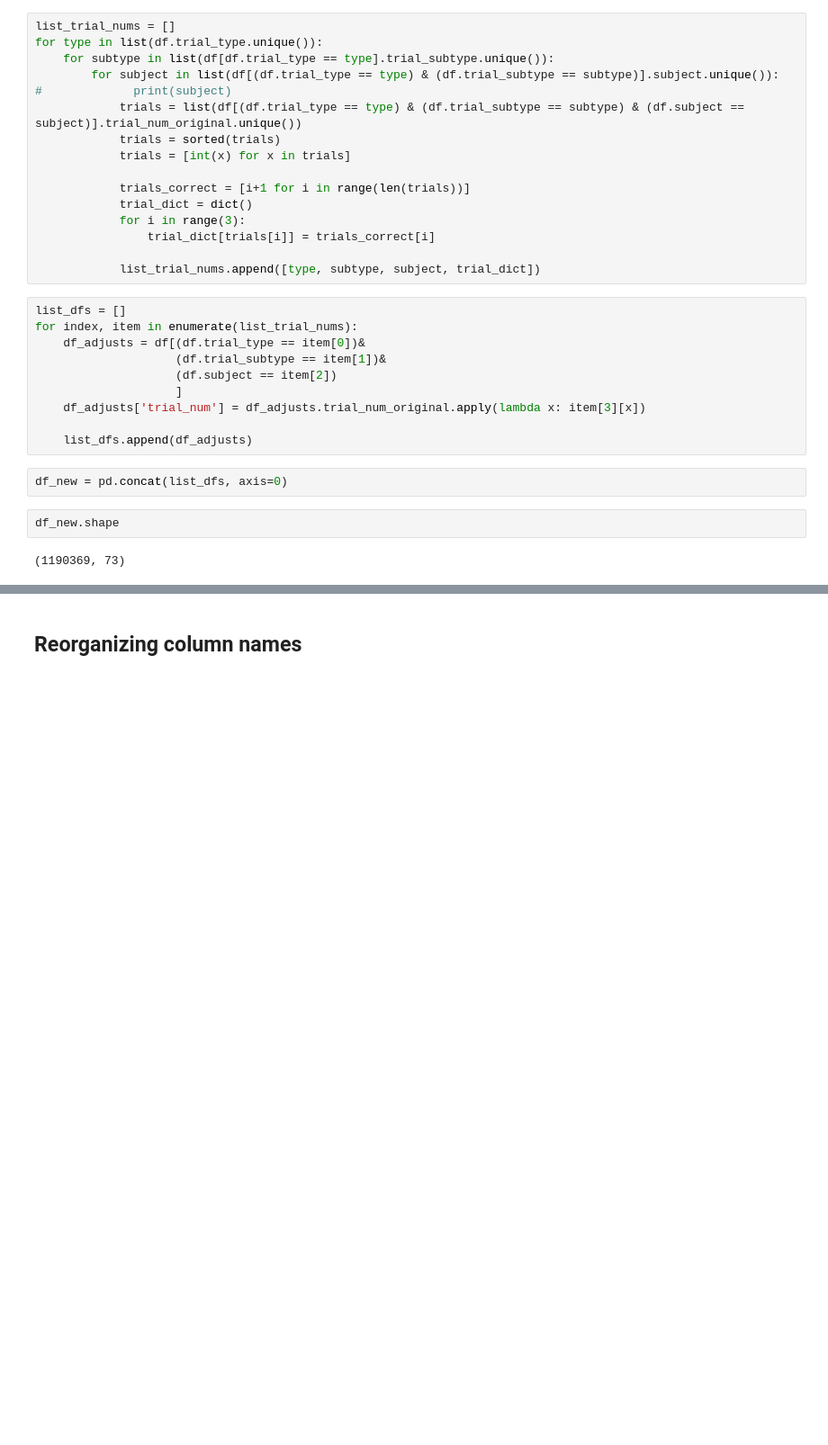
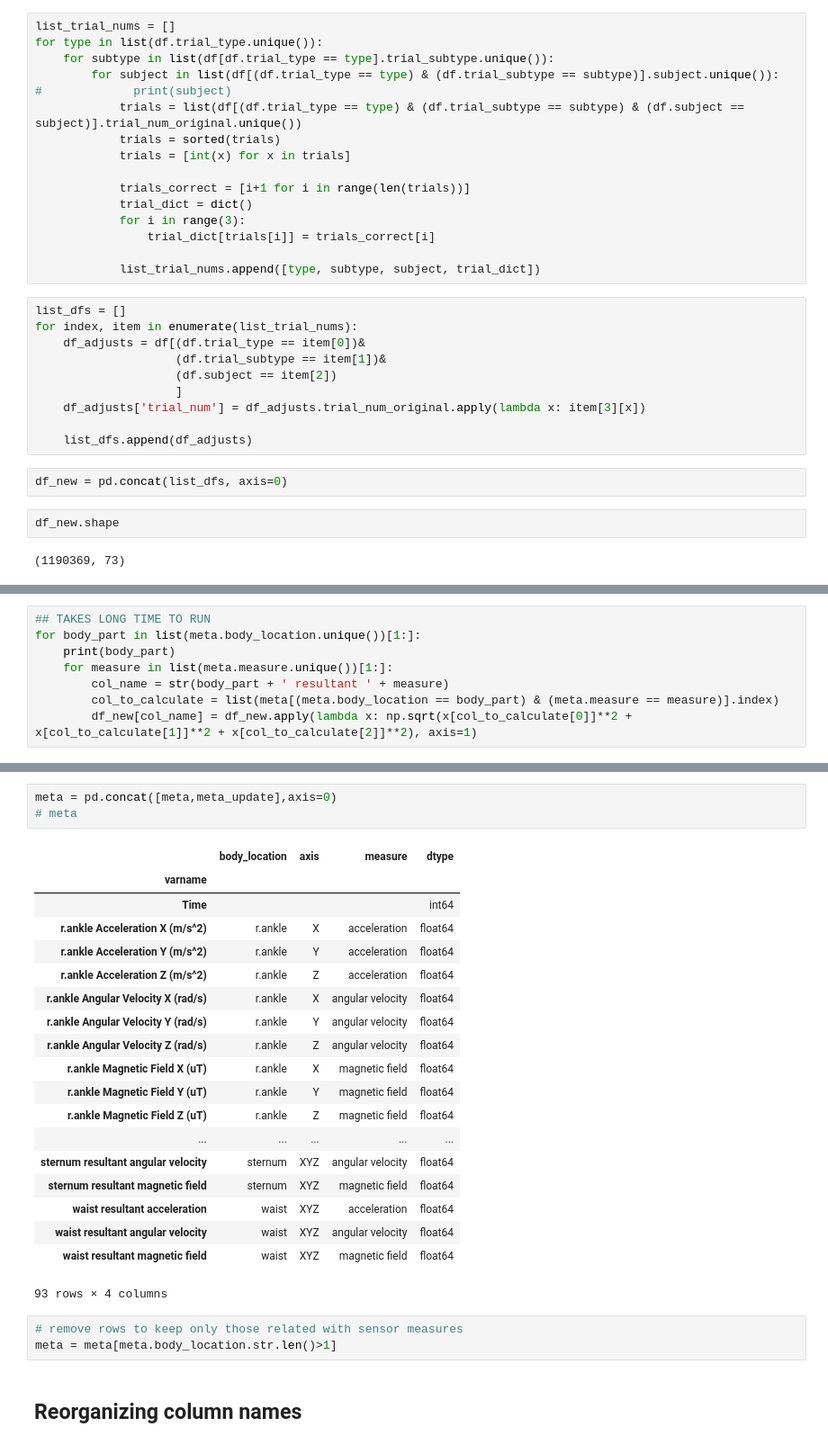
Before and after one commit to mdrmuhaimin/BigData2, a Jupyter notebook: code/data_consolidation.ipynb, the cells around one changed output, grey strips where cells are left out. Shown at 90% size. Saved outputs shown, nothing was run; the diff lists cells and outputs as text; blank space fills up the shorter version.

Commit message:
add code to include columns with the consolidation of axis x, y and z

```diff
--- a/code/data_consolidation.ipynb
+++ b/code/data_consolidation.ipynb
@@ -133,0 +212,8 @@ df_new.shape
+# %%
+## TAKES LONG TIME TO RUN
+for body_part in list(meta.body_location.unique())[1:]:
+    print(body_part)
+    for measure in list(meta.measure.unique())[1:]:
+        col_name = str(body_part + ' resultant ' + measure)
+        col_to_calculate = list(meta[(meta.body_location == body_part) & (meta.measure == measure)].index)
+        df_new[col_name] = df_new.apply(lambda x: np.sqrt(x[col_to_calculate[0]]**2 + x[col_to_calculate[1]]**2 + x[col_to_calculate[2]]**2), axis=1)
@@ -134,3 +279,29 @@ df_new.shape
+# %%
+meta = pd.concat([meta,meta_update],axis=0)
+# meta
+# %% [output]
+|  | body_location | axis | measure | dtype |
+| varname |  |  |  |  |
+| Time |  |  |  | int64 |
+| r.ankle Acceleration X (m/s^2) | r.ankle | X | acceleration | float64 |
+| r.ankle Acceleration Y (m/s^2) | r.ankle | Y | acceleration | float64 |
+| r.ankle Acceleration Z (m/s^2) | r.ankle | Z | acceleration | float64 |
+| r.ankle Angular Velocity X (rad/s) | r.ankle | X | angular velocity | float64 |
+| r.ankle Angular Velocity Y (rad/s) | r.ankle | Y | angular velocity | float64 |
+| r.ankle Angular Velocity Z (rad/s) | r.ankle | Z | angular velocity | float64 |
+| r.ankle Magnetic Field X (uT) | r.ankle | X | magnetic field | float64 |
+| r.ankle Magnetic Field Y (uT) | r.ankle | Y | magnetic field | float64 |
+| r.ankle Magnetic Field Z (uT) | r.ankle | Z | magnetic field | float64 |
+| ... | ... | ... | ... | ... |
+| sternum resultant angular velocity | sternum | XYZ | angular velocity | float64 |
+| sternum resultant magnetic field | sternum | XYZ | magnetic field | float64 |
+| waist resultant acceleration | waist | XYZ | acceleration | float64 |
+| waist resultant angular velocity | waist | XYZ | angular velocity | float64 |
+| waist resultant magnetic field | waist | XYZ | magnetic field | float64 |
+93 rows × 4 columns
+# %%
+# remove rows to keep only those related with sensor measures
+meta = meta[meta.body_location.str.len()>1]
 # %% [markdown]
 ## Reorganizing column names
 # %%
```
Also changed, not shown: parts of 12 cells of this notebook.
